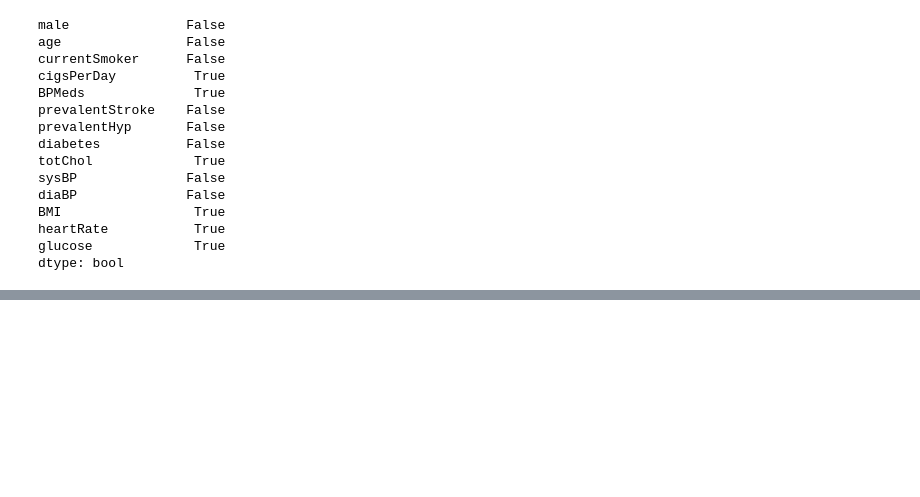
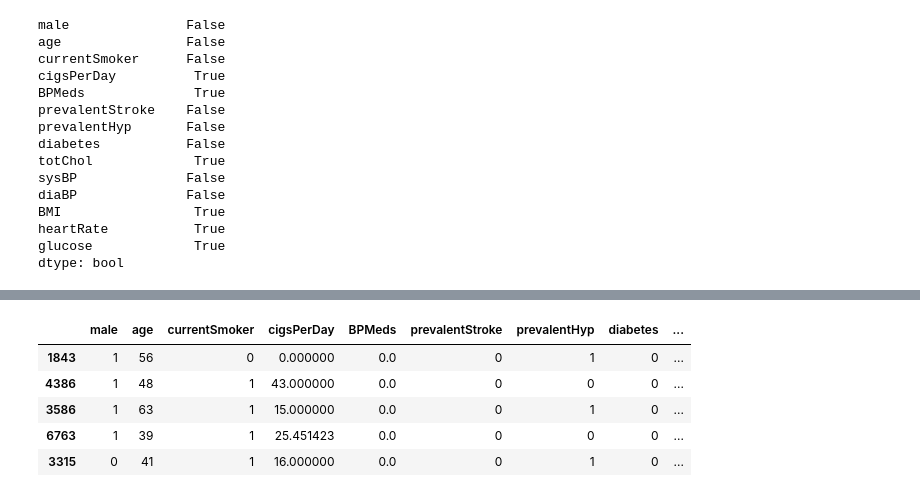
Before and after one commit to Manoj1247/HeartDiseaseClassification, a Jupyter notebook: HeartDiseaseClassification.ipynb, the cells around one changed output, grey strips where cells are left out. Saved outputs shown, nothing was run; the diff lists cells and outputs as text; code cells hidden in the pictures; blank space fills up the shorter version.

```diff
--- a/HeartDiseaseClassification.ipynb
+++ b/HeartDiseaseClassification.ipynb
@@ -86,0 +149,10 @@ dtype: bool
+# %%
+#X_train.head()
+X_test.head()
+# %% [output]
+|  | male | age | currentSmoker | cigsPerDay | BPMeds | prevalentStroke | prevalentHyp | diabetes | ... |
+| 1843 | 1 | 56 | 0 | 0.000000 | 0.0 | 0 | 1 | 0 | ... |
+| 4386 | 1 | 48 | 1 | 43.000000 | 0.0 | 0 | 0 | 0 | ... |
+| 3586 | 1 | 63 | 1 | 15.000000 | 0.0 | 0 | 1 | 0 | ... |
+| 6763 | 1 | 39 | 1 | 25.451423 | 0.0 | 0 | 0 | 0 | ... |
+| 3315 | 0 | 41 | 1 | 16.000000 | 0.0 | 0 | 1 | 0 | ... |
```
Also changed, not shown: parts of 9 cells of this notebook, 1 other file.
